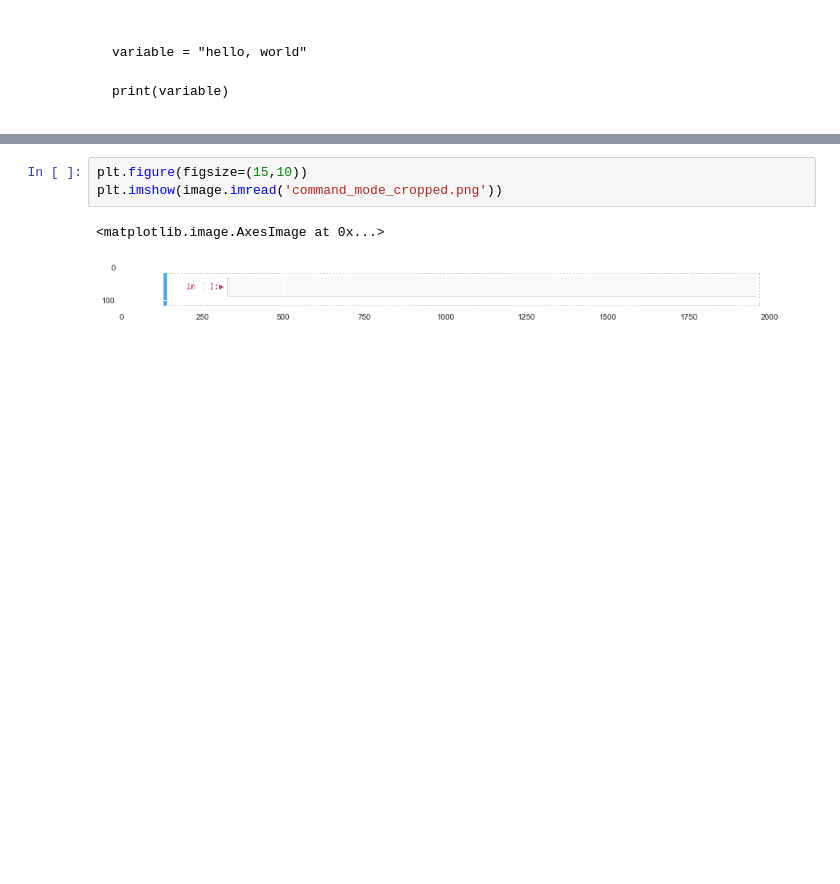
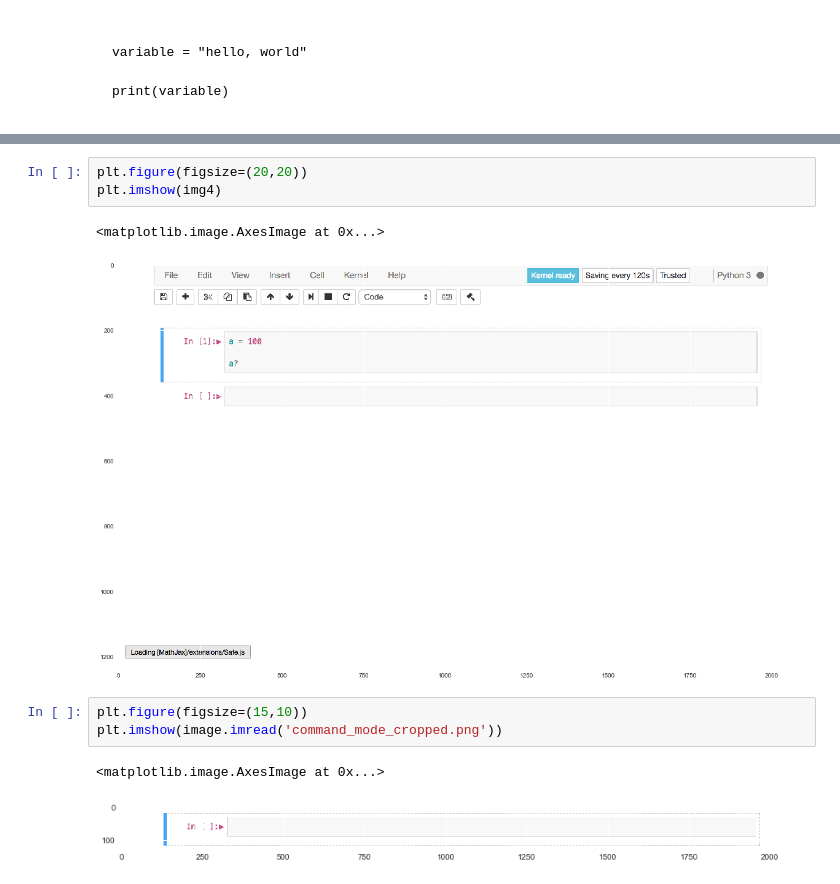
Before and after one commit to programminghistorian/ph-submissions, a Jupyter notebook: assets/collaborative-digital-humanities-anaconda-jupyter/Untitled.ipynb, the cells around one changed output, grey strips where cells are left out. Cells and saved outputs as stored; diff of their text form; blank space fills up the shorter version.

```diff
--- a/assets/collaborative-digital-humanities-anaconda-jupyter/Untitled.ipynb
+++ b/assets/collaborative-digital-humanities-anaconda-jupyter/Untitled.ipynb
@@ -478,3 +521,9 @@ save(crop(img3, ymin=175, ymax=300, xmin=None, xmax=None), 'edit_mode_cropped.pn
+# %%
+plt.figure(figsize=(20,20))
+plt.imshow(img4)
+# %% [output]
+<matplotlib.image.AxesImage at 0x...>
+[figure, added]
 # %%
 plt.figure(figsize=(15,10))
 plt.imshow(image.imread('command_mode_cropped.png'))
```
Also changed, not shown: parts of 10 cells of this notebook, 20 other files.
